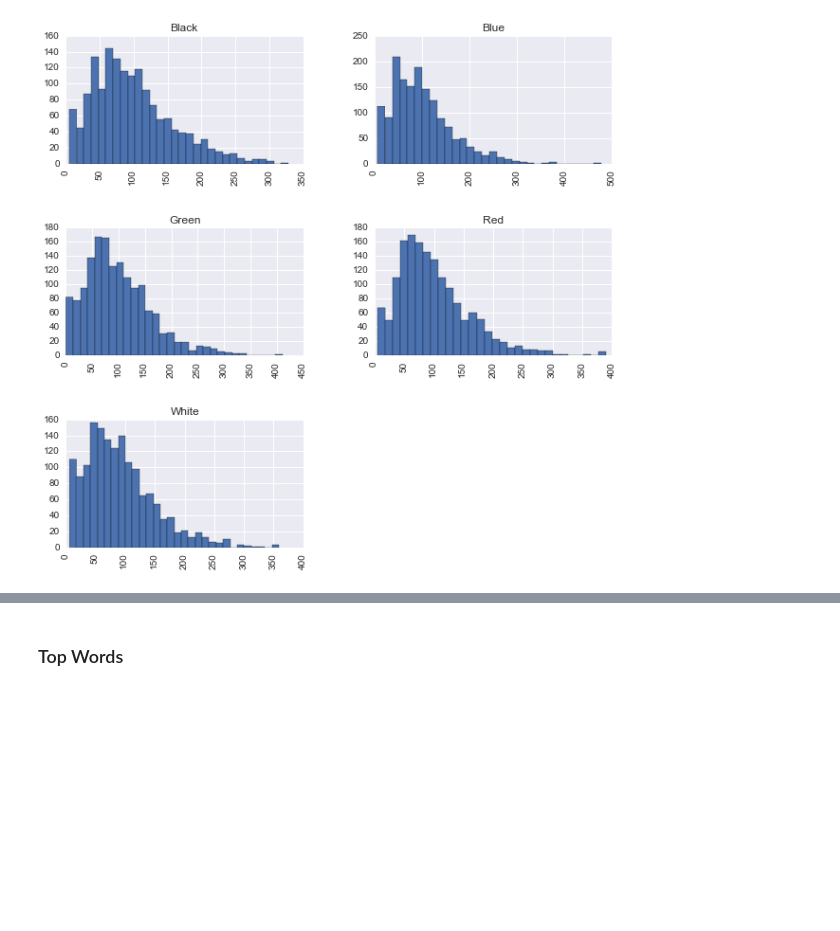
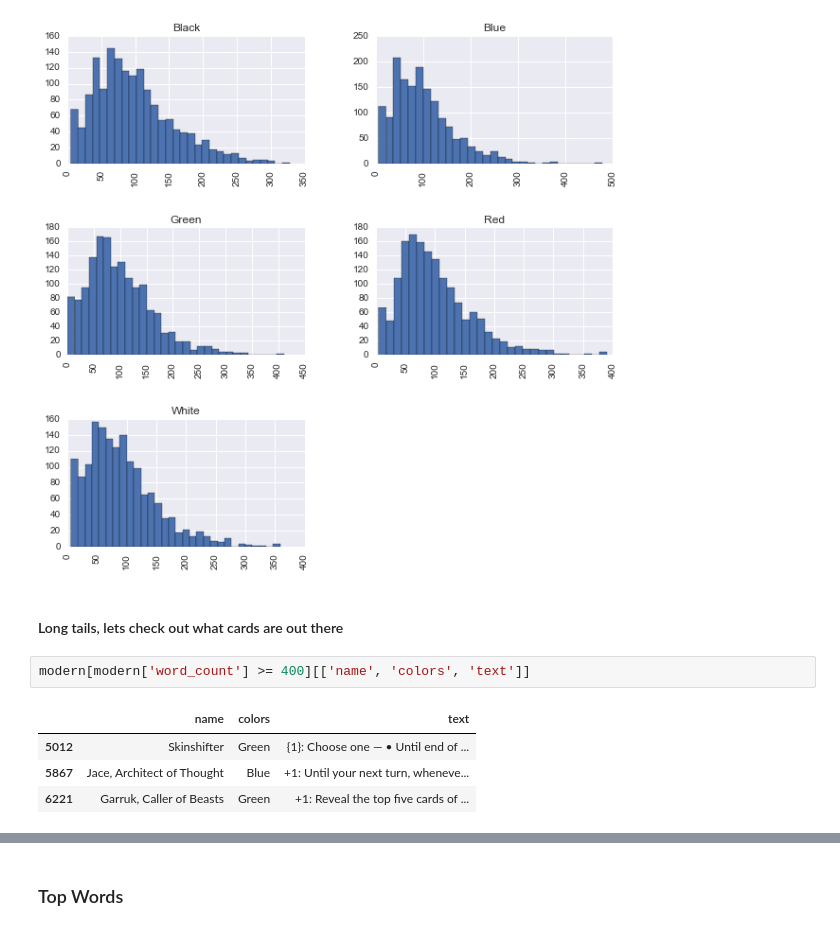
Before and after one commit to hollisn/MagicTCG_Classification, a Jupyter notebook: 02-Explore.ipynb, the cells around one changed output, grey strips where cells are left out. Saved outputs shown, nothing was run; the diff lists cells and outputs as text; blank space fills up the shorter version.

```diff
--- a/02-Explore.ipynb
+++ b/02-Explore.ipynb
@@ -55,6 +57,15 @@ modern['word_count'] = modern['text'].apply(countwords)
 modern.word_count.hist(by=modern.colors, figsize=(10,10), bins=30);
 # %% [output]
 [figure]
+# %% [markdown]
+#### Long tails, lets check out what cards are out there
+# %%
+modern[modern['word_count'] >= 400][['name', 'colors', 'text']]
+# %% [output]
+|  | name | colors | text |
+| 5012 | Skinshifter | Green | {1}: Choose one — • Until end of ... |
+| 5867 | Jace, Architect of Thought | Blue | +1: Until your next turn, wheneve... |
+| 6221 | Garruk, Caller of Beasts | Green | +1: Reveal the top five cards of ... |
 # %%
 # resource cost by color
 
```
Also changed, not shown: parts of 7 cells of this notebook, 1 other file.
